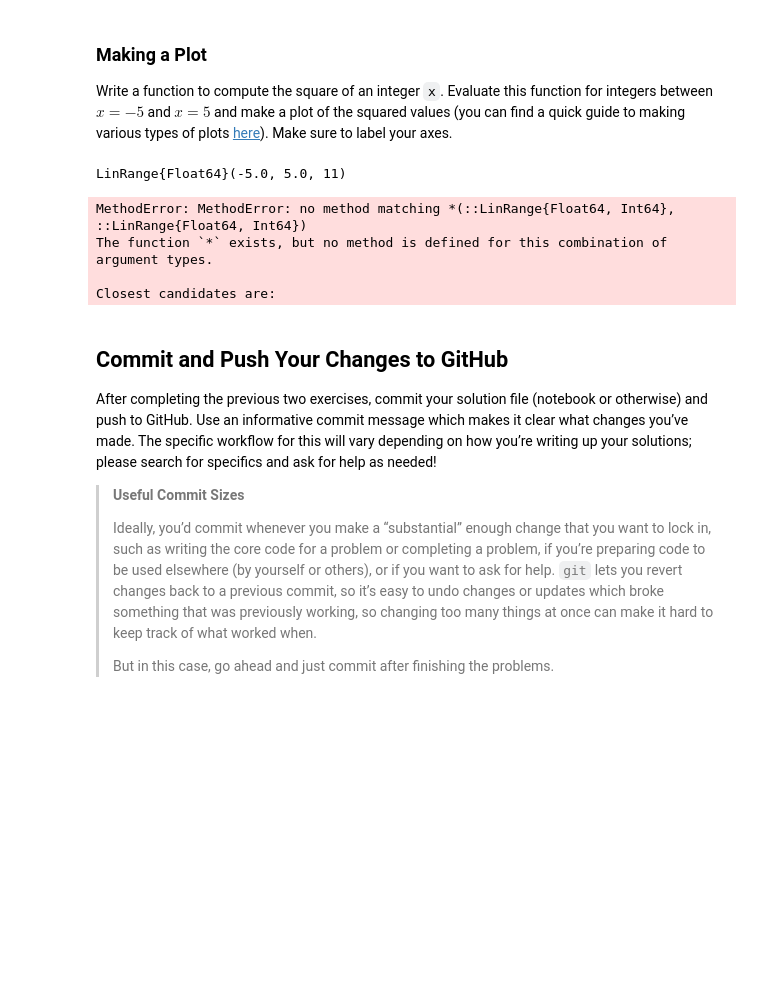
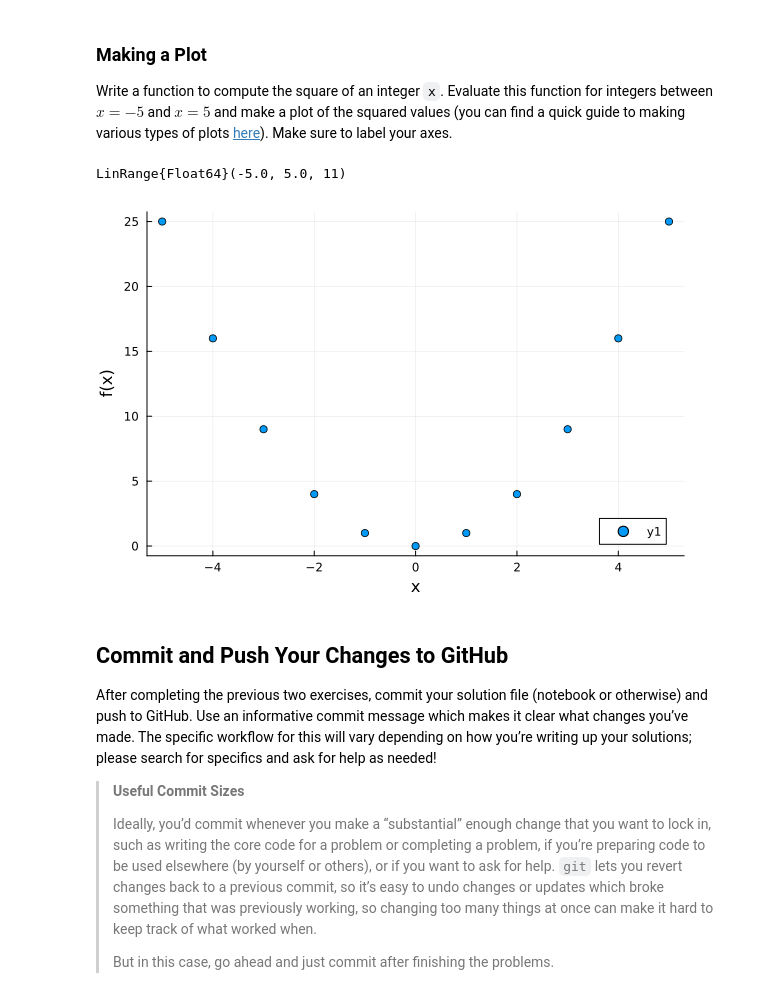
Before and after one commit to BEE4750-FA25/lab1-d8rha, a Jupyter notebook: lab01.ipynb, the cells around one changed output. Cells and saved outputs as stored; diff of their text form; code cells hidden in the pictures; blank space fills up the shorter version.

Commit message:
Updated syntax of the code to plot correctly

```diff
--- a/lab01.ipynb
+++ b/lab01.ipynb
@@ -285,25 +285,24 @@ Make sure to label your axes.
 # %%
 # insert your code here
 
 function square(x)
     return x * x
 end
 
 x = LinRange(-5,5,11)
 y = []
 print(x)
 
 for k in x
-    append!(y,square(x))
+    append!(y,square(k))
 end
 
-plot(x,y)
+scatter(x, y)
+xlabel!("x")
+ylabel!("f(x)")
 # %% [output]
 LinRange{Float64}(-5.0, 5.0, 11)
-MethodError: MethodError: no method matching *(::LinRange{Float64, Int64}, ::LinRange{Float64, Int64})
-The function `*` exists, but no method is defined for this combination of argument types.
-
-Closest candidates are:
+[figure, added]
 # %% [markdown]
 ## Commit and Push Your Changes to GitHub
 
```
